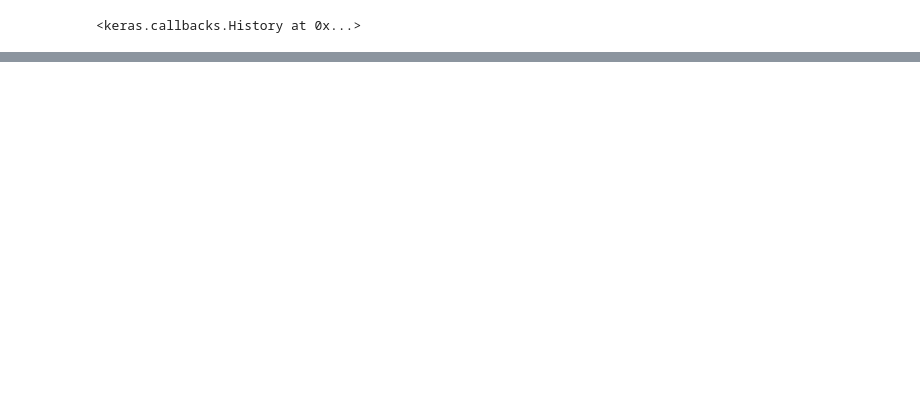
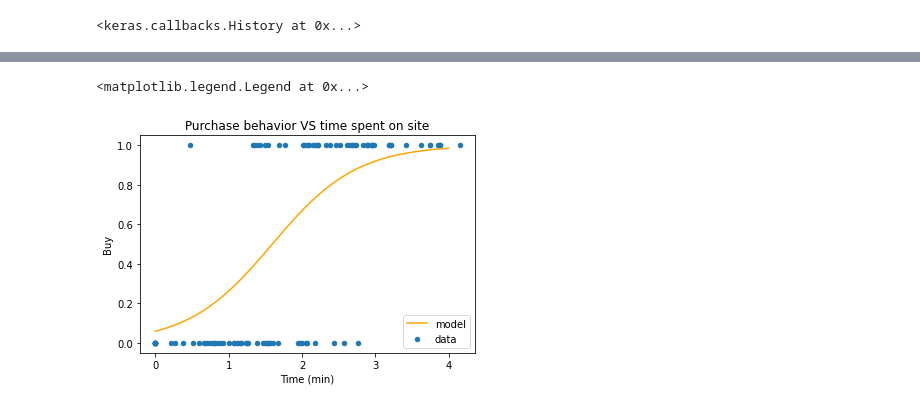
Before and after one commit to weyj4/GCP_ML, a Jupyter notebook: Regression.ipynb, the cells around one changed output, grey strips where cells are left out. Drawn from its saved outputs; the diff is of its cells as text; code cells hidden in the pictures; blank space fills up the shorter version.

```diff
--- a/Regression.ipynb
+++ b/Regression.ipynb
@@ -162,0 +150,5 @@ print(r2_score(y_test, y_test_pred))
+# %%
+model = Sequential()
+model.add(Dense(1, input_shape=(1,), activation='sigmoid'))
+# %%
+model.compile(SGD(lr=0.5), 'binary_crossentropy', metrics=['accuracy'])
@@ -162,0 +169,5 @@ print(r2_score(y_test, y_test_pred))
+# %%
+X = df[['Time (min)']].values
+y = df['Buy'].values
+
+model.fit(X, y, epochs=25)
@@ -162,0 +193,7 @@ print(r2_score(y_test, y_test_pred))
+# %%
+ax = df.plot(kind='scatter', x='Time (min)', y='Buy', title='Purchase behavior VS time spent on site')
+
+temp = np.linspace(0, 4)
+ax.plot(temp, model.predict(temp), color='orange')
+plt.legend(['model', 'data'])
+# %% [output]
@@ -162,0 +201,2 @@ print(r2_score(y_test, y_test_pred))
+<matplotlib.legend.Legend at 0x...>
+[figure, added]
```
Also changed, not shown: parts of 26 cells of this notebook.
